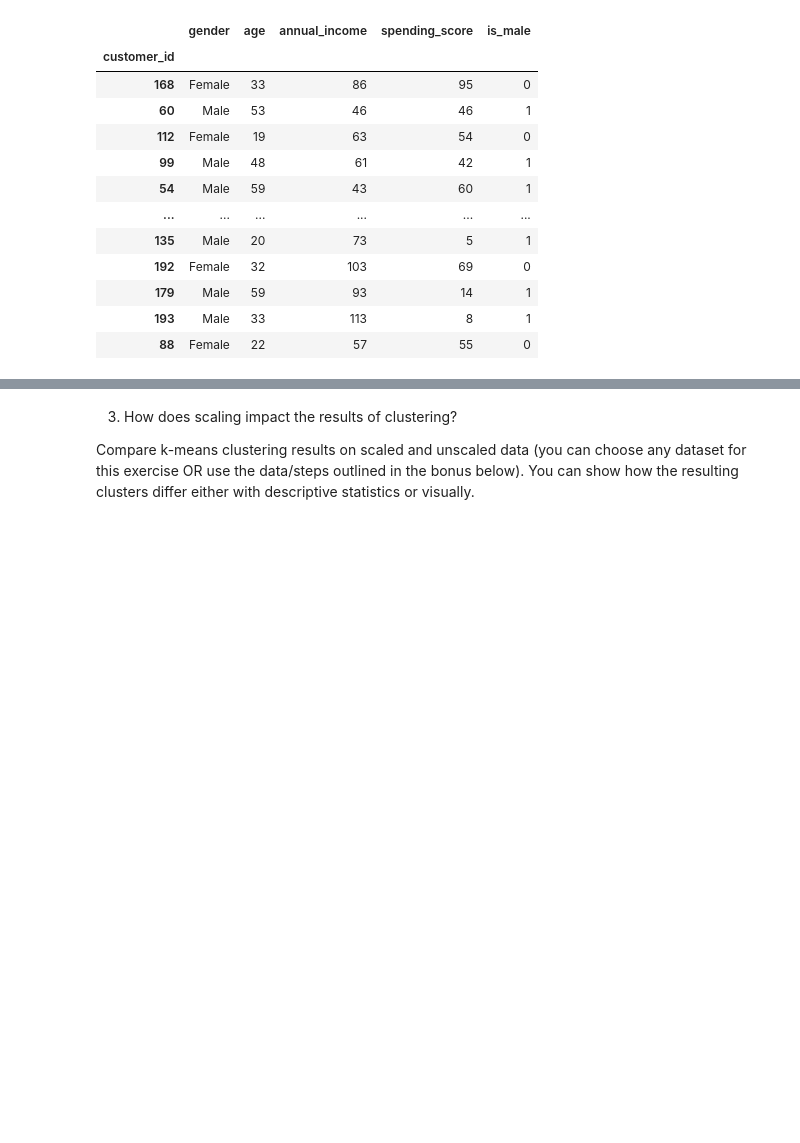
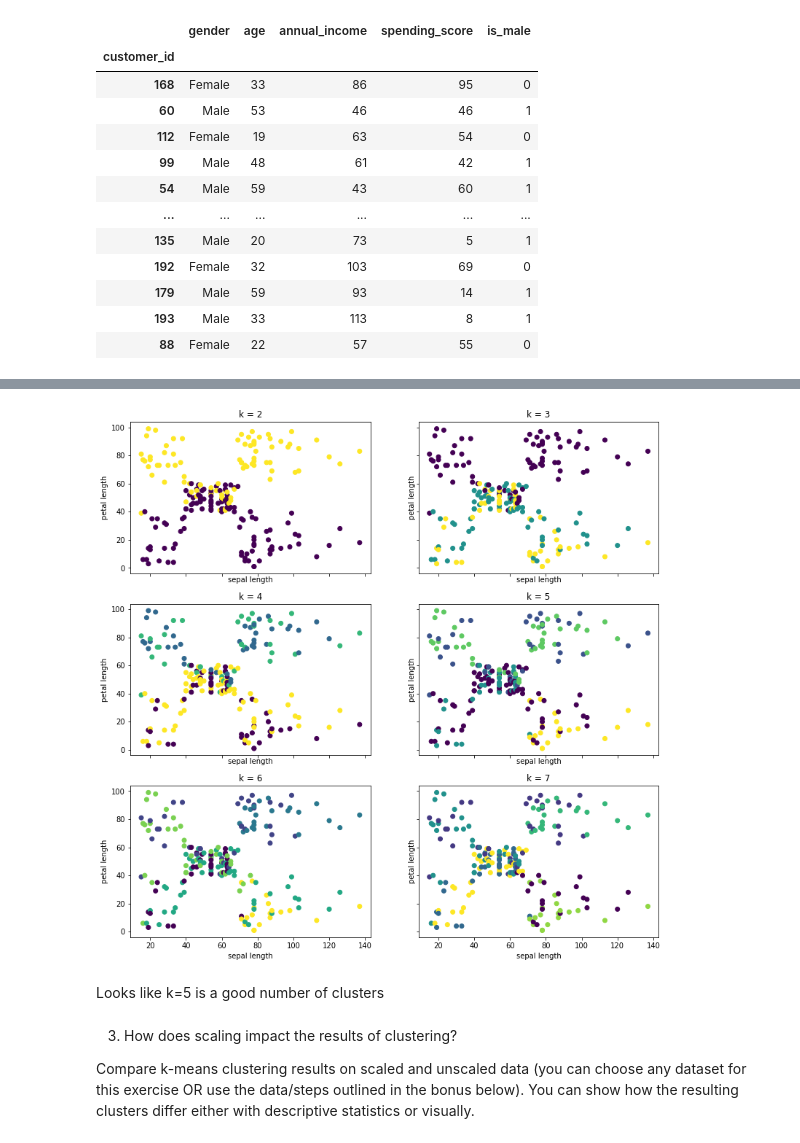
Before and after one commit to Jared-Godar/clustering-exercises, a Jupyter notebook: modeling.ipynb, the cells around one changed output, grey strips where cells are left out. Cells and saved outputs as stored; diff of their text form; code cells hidden in the pictures; blank space fills up the shorter version.

```diff
--- a/modeling.ipynb
+++ b/modeling.ipynb
@@ -556,3 +723,16 @@ MitoWidget(analysis_data_json='{"analysisName": "UUID-4873d05e-1aca-40d5-9a08-52
+# %%
+# What value of k is appropriate?
+
+fig, axs = plt.subplots(3, 2, figsize=(13, 13), sharex=True, sharey=True)
+
+for ax, k in zip(axs.ravel(), range(2, 8)):
+    clusters = KMeans(k).fit(X_scaled).predict(X_scaled)
+    ax.scatter(X.annual_income, X.spending_score, c=clusters)
+    ax.set(title='k = {}'.format(k), xlabel='sepal length', ylabel='petal length')
+# %% [output]
+[figure, added]
+# %% [markdown]
+Looks like k=5 is a good number of clusters
 # %% [markdown]
 
 
```
Also changed, not shown: parts of 16 cells of this notebook, 1 other file.
